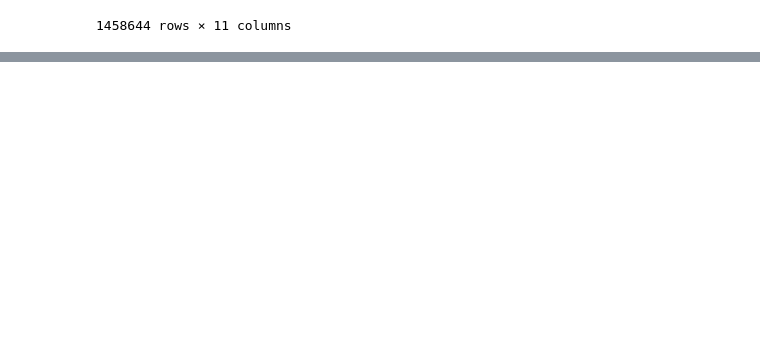
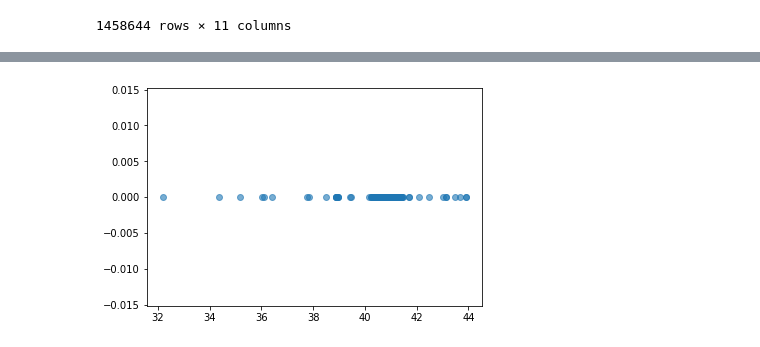
Before and after one commit to Xethagona/Taxi-Coursework, a Jupyter notebook: NYTD.ipynb, the cells around one changed output, grey strips where cells are left out. Saved outputs shown, nothing was run; the diff lists cells and outputs as text; code cells hidden in the pictures; blank space fills up the shorter version.

```diff
--- a/NYTD.ipynb
+++ b/NYTD.ipynb
@@ -51,5 +73,7 @@ plt.show()
 # %%
-x3=train['dropoff_longitude']. values
-y3=train['id'].values
-plt.scatter(x3,y3,alpha=0.6)
+x4=train['dropoff_latitude'].values
+y4=np.zeros(1458642)
+plt.scatter(x4,y4,alpha=0.6)
 plt.show()
+# %% [output]
+[figure, added]
```
Also changed, not shown: parts of 9 cells of this notebook.
